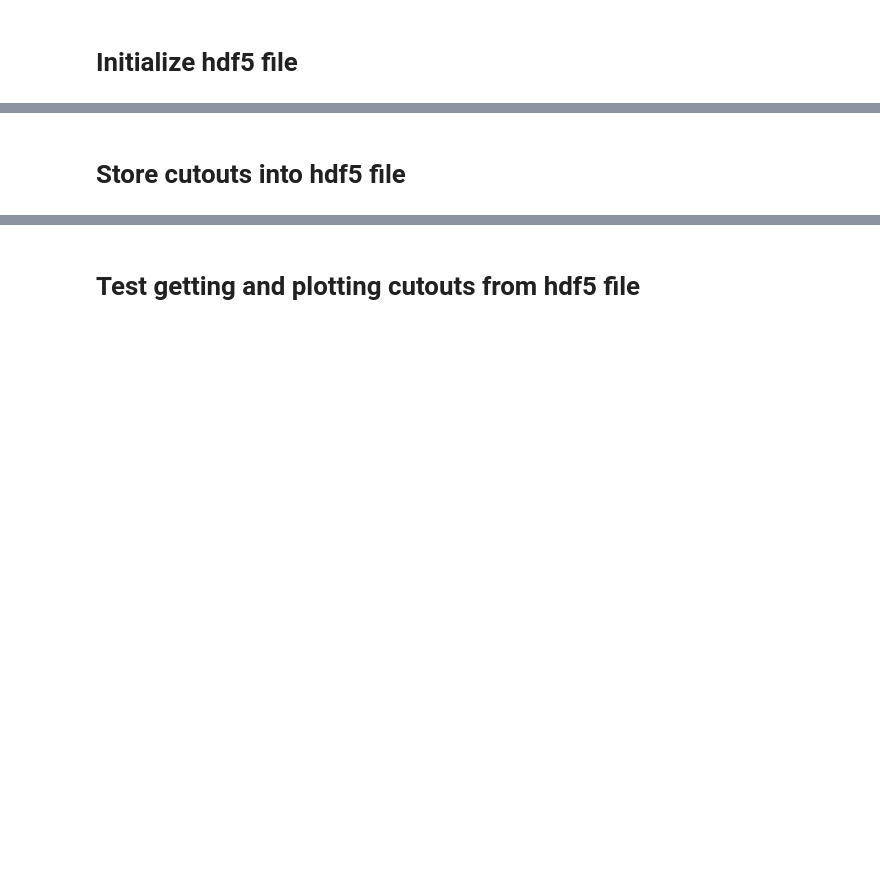
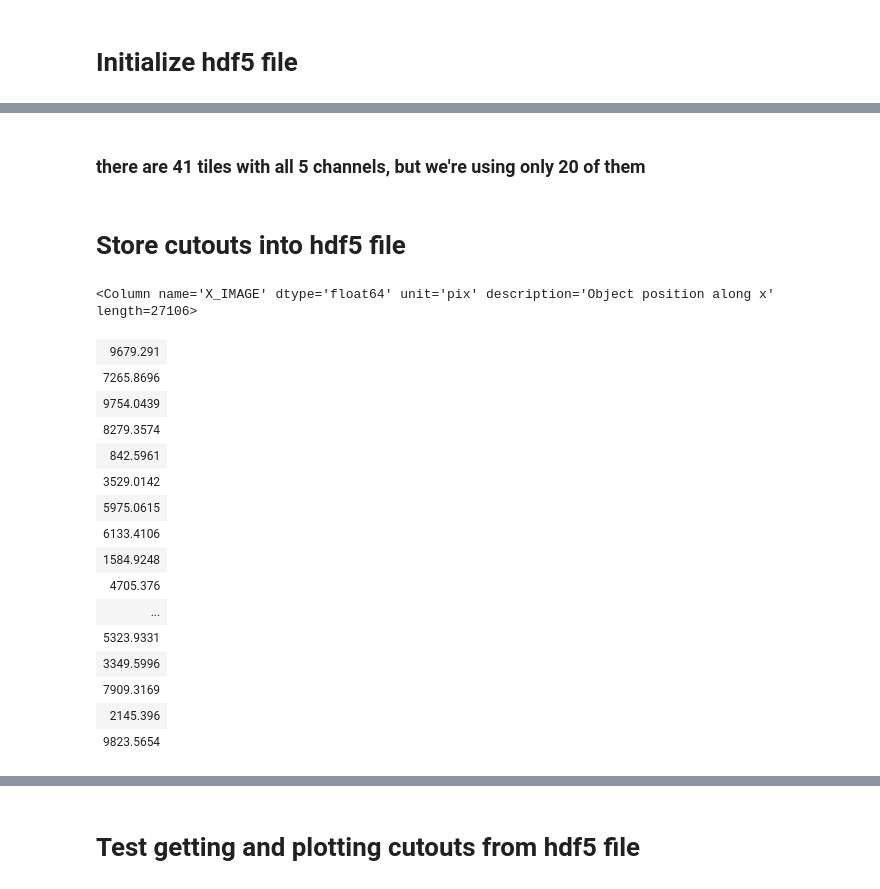
Before and after one commit to AnaHoban/lensing, a Jupyter notebook: Code/Batch Loading/Currently used/Create Filtered Cutouts.ipynb, the cells around one changed output, grey strips where cells are left out. Cells and saved outputs as stored; diff of their text form; code cells hidden in the pictures; blank space fills up the shorter version.

```diff
--- a/Code/Batch Loading/Currently used/Create Filtered Cutouts.ipynb
+++ b/Code/Batch Loading/Currently used/Create Filtered Cutouts.ipynb
@@ -76,3 +102,5 @@ print(len(cats))
+# %% [markdown]
+### there are 41 tiles with all 5 channels, but we're using only 20 of them
 # %%
 # Copy tiles to $SLURM_TMPDIR
 start = 0
@@ -125,3 +154,23 @@ def create_cutouts(img, wt, x, y, band):
         wt_norm = wt_cutout
 
     return (img_norm, wt_norm)
+# %%
+app_cat["X_IMAGE"]
+# %% [output]
+<Column name='X_IMAGE' dtype='float64' unit='pix' description='Object position along x' length=27106>
+| 9679.291 |
+| 7265.8696 |
+| 9754.0439 |
+| 8279.3574 |
+| 842.5961 |
+| 3529.0142 |
+| 5975.0615 |
+| 6133.4106 |
+| 1584.9248 |
+| 4705.376 |
+| ... |
+| 5323.9331 |
+| 3349.5996 |
+| 7909.3169 |
+| 2145.396 |
+| 9823.5654 |
```
Also changed, not shown: parts of 14 cells of this notebook.
